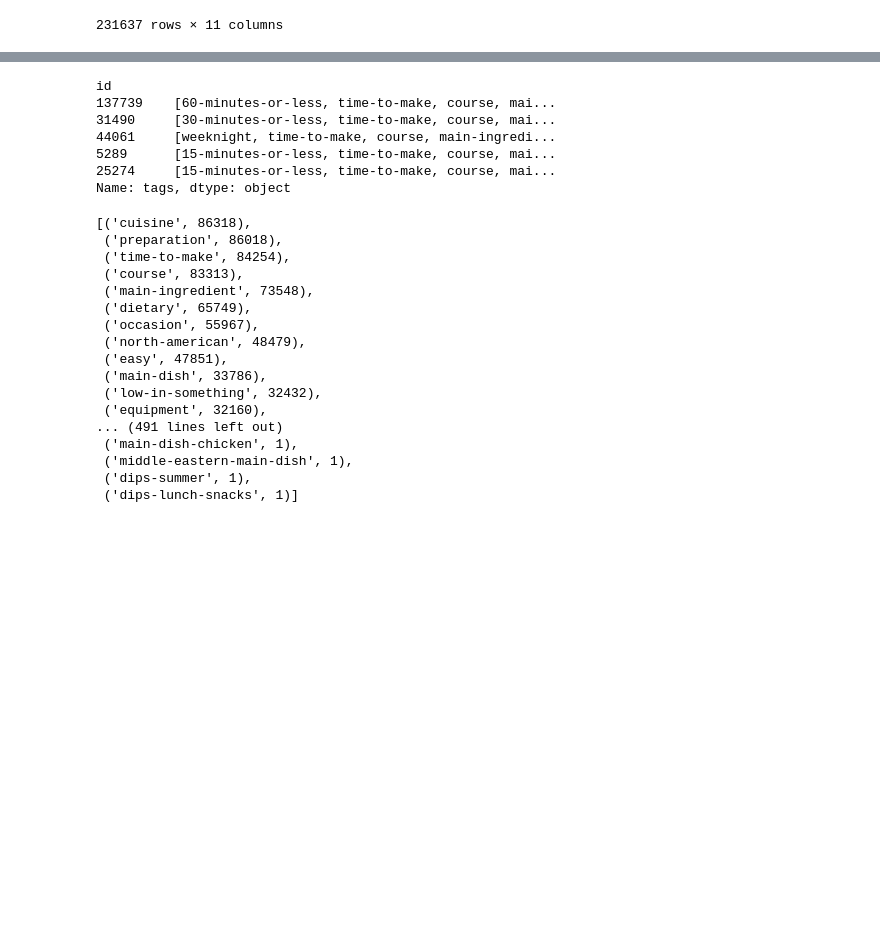
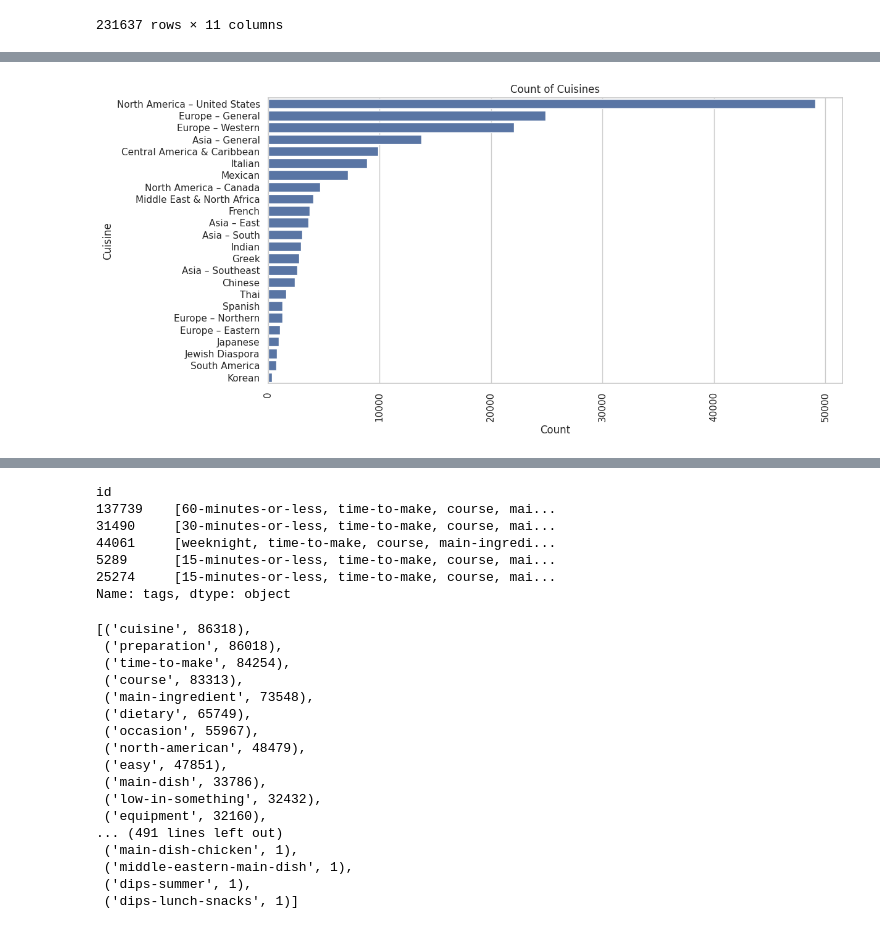
Before and after one commit to milik0/recipe-nlp, a Jupyter notebook: notebooks/test_dataset.ipynb, the cells around one changed output, grey strips where cells are left out. Saved outputs shown, nothing was run; the diff lists cells and outputs as text; code cells hidden in the pictures; blank space fills up the shorter version.

```diff
--- a/notebooks/test_dataset.ipynb
+++ b/notebooks/test_dataset.ipynb
@@ -231,0 +337,18 @@ data.to_csv('../data/processed/recipes_with_cuisine.csv')
+# %%
+# Explode the 'cuisine' column to count each label separately
+exploded = data['cuisines'].explode()
+cuisine_counts = exploded.value_counts().sort_values(ascending=False).reset_index()
+cuisine_counts.columns = ['cuisine', 'count']
+
+plt.figure(figsize=(12, 6))
+sns.set(style="whitegrid")
+plt.title('Count of Cuisines')
+plt.xticks(rotation=90)
+
+# Plotting the bar chart
+sns.barplot(x='count', y='cuisine', data=cuisine_counts)
+plt.xlabel('Count')
+plt.ylabel('Cuisine')
+plt.show()
+# %% [output]
+[figure, added]
```
Also changed, not shown: parts of 10 cells of this notebook, 2 other files.
